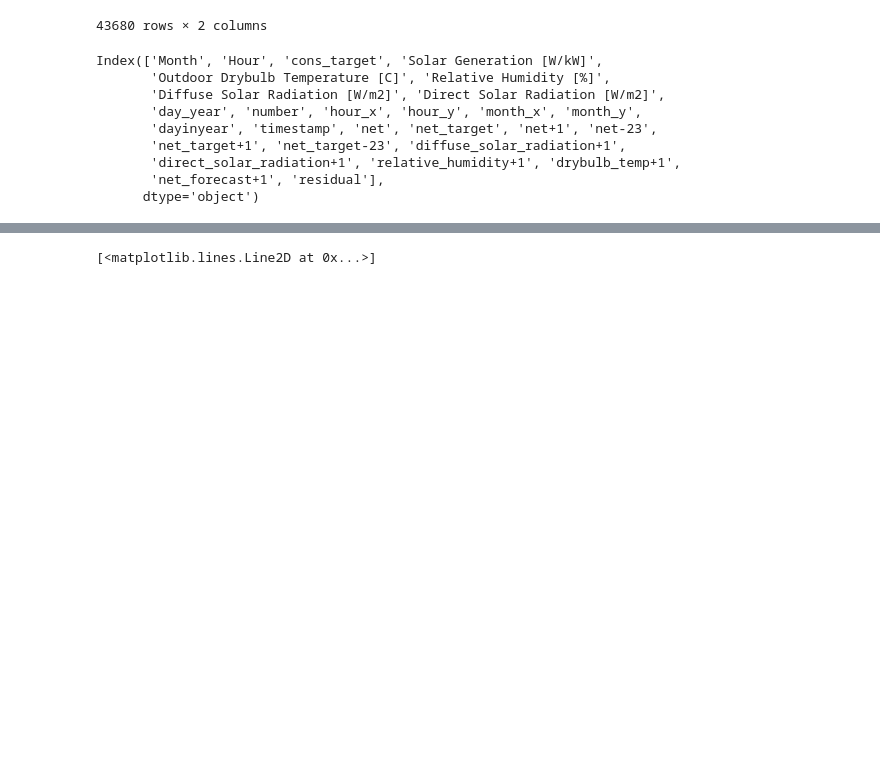
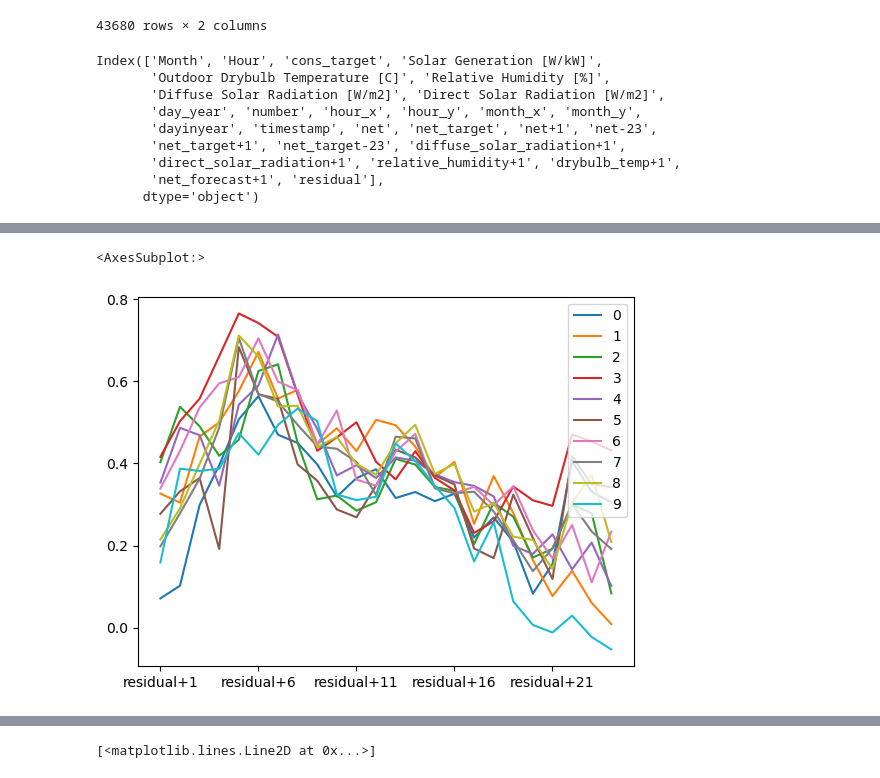
Before and after one commit to ujohn33/Predict-Optimize-Revise, a Jupyter notebook: notebooks/check_variance.ipynb, the cells around one changed output, grey strips where cells are left out. Cells and saved outputs as stored; diff of their text form; code cells hidden in the pictures; blank space fills up the shorter version.

Commit message:
full_covariance

```diff
--- a/notebooks/check_variance.ipynb
+++ b/notebooks/check_variance.ipynb
@@ -121,0 +89,28 @@ corr
+# %%
+# find a correlation matrix between lead times
+corr = residuals.iloc[:, 5:].corr()
+# for each hour, find the correlation between the lead times
+corr_hour = {}
+stds = {}
+for hour in range(1, 25):
+    corr_hour[hour] = residuals.loc[residuals['Hour'] == hour].iloc[:, 5:].corr()
+    stds[hour] = residuals.loc[residuals['Hour'] == hour].iloc[:, 5:].std()
+# save the correlation matrix and the standard deviations to pickle files
+with open('data/residuals_corr/corr.pkl', 'wb') as f:
+    pkl.dump(corr, f)
+with open('data/residuals_corr/corr_hour.pkl', 'wb') as f:
+    pkl.dump(corr_hour, f)
+# %%
+# convert the correlation matrix for each hour to a covariance matrix
+cov_hour = {}
+for hour in range(1, 25):
+    cov_hour[hour] = np.outer(stds[hour], stds[hour]) * corr_hour[hour]
+# save the covariance matrix to a pickle file
+with open('data/residuals_corr/cov_hour.pkl', 'wb') as f:
+    pkl.dump(cov_hour, f)
+# %%
+rv_mvnorm = multivariate_normal([0]*24, cov_hour[13])
+simulation_mvnorm = rv_mvnorm.rvs(10)
+simulation_uniform = pd.DataFrame(data=simulation_mvnorm,
+                                              columns = corr.columns)
+simulation_uniform
@@ -121,0 +135,10 @@ corr
+# %%
+scenarios = simulation_uniform.copy()
+# for each row of the simulation add the point forecast
+for i in range(simulation_uniform.shape[0]):
+    scenarios.iloc[i, :] = simulation_uniform.iloc[i, :] + point_row
+# %%
+scenarios.T.plot()
+# %% [output]
+<AxesSubplot:>
+[figure, added]
```
Also changed, not shown: parts of 9 cells of this notebook, 9 other files.
